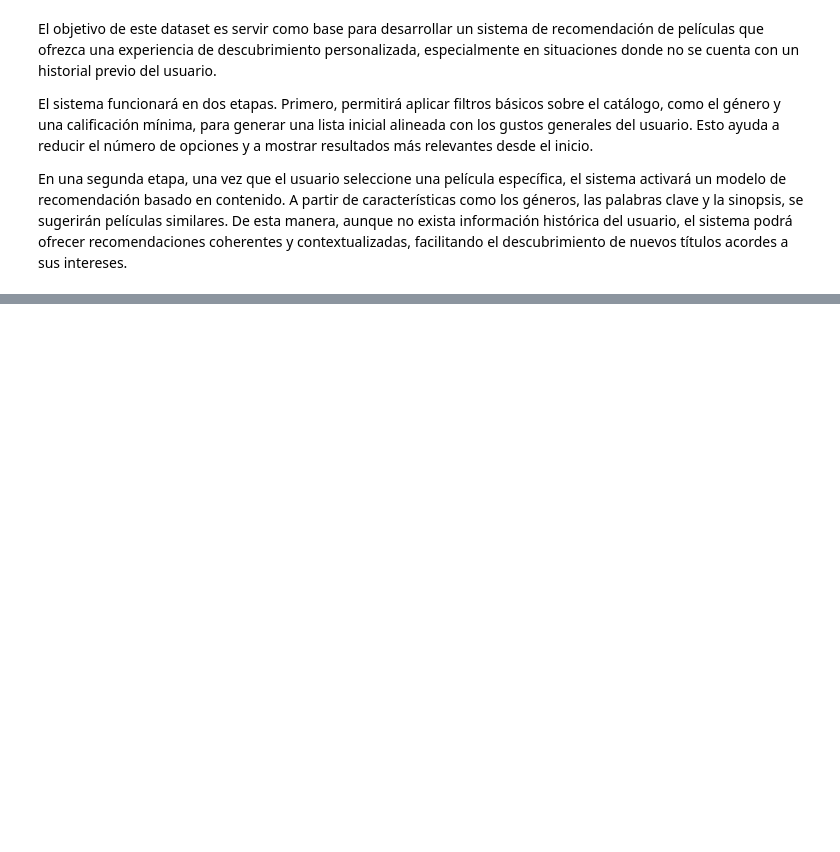
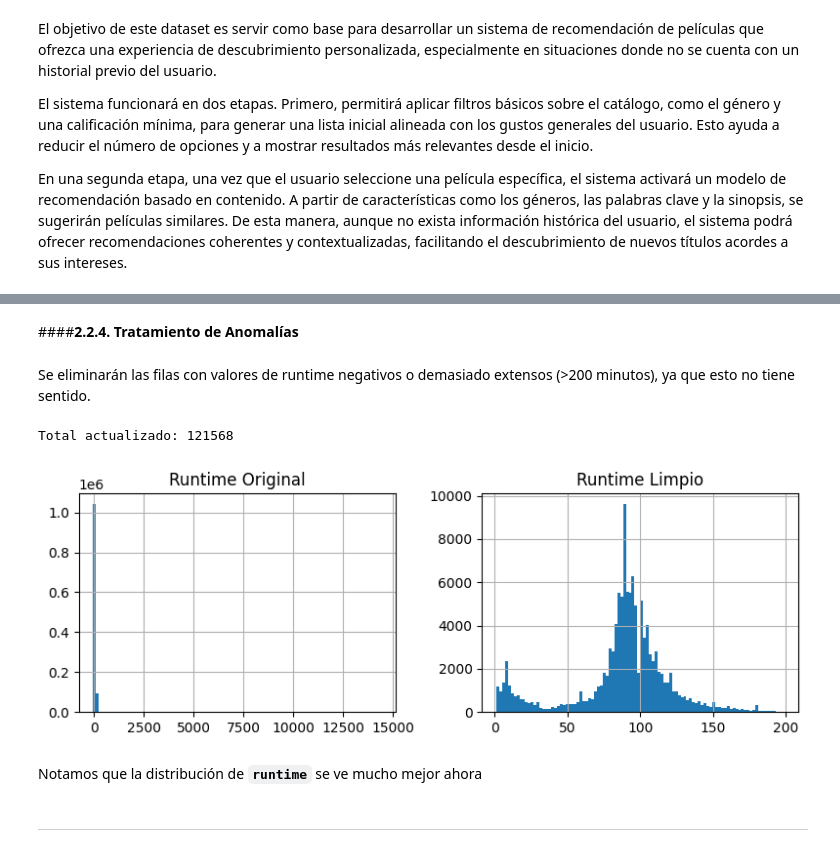
Before and after one commit to nat1600/data-mining-movies, a Jupyter notebook: MOVIES_PROYECTO_FINAL.ipynb, the cells around one changed output, grey strips where cells are left out. Drawn from its saved outputs; the diff is of its cells as text; code cells hidden in the pictures; blank space fills up the shorter version.

```diff
--- a/MOVIES_PROYECTO_FINAL.ipynb
+++ b/MOVIES_PROYECTO_FINAL.ipynb
@@ -730,0 +897,2 @@ En una segunda etapa, una vez que el usuario seleccione una película específic
+# %%
+df['keywords'] = df['keywords'].fillna('')
@@ -730,0 +901,3 @@ En una segunda etapa, una vez que el usuario seleccione una película específic
+# %%
+df['production_companies'] = df['production_companies'].fillna('Unknown')
+df['production_countries'] = df['production_countries'].fillna('Unknown')
@@ -730,0 +906,2 @@ En una segunda etapa, una vez que el usuario seleccione una película específic
+# %%
+df['spoken_languages'] = df['spoken_languages'].fillna(df['original_language'])
@@ -730,0 +930,36 @@ En una segunda etapa, una vez que el usuario seleccione una película específic
+# %% [markdown]
+####**2.2.4. Tratamiento de Anomalías**
+# %% [markdown]
+Se eliminarán las filas con valores de runtime negativos o demasiado extensos (>200 minutos), ya que esto no tiene sentido.
+# %%
+df = df[df['runtime'] > 0]
+df = df[df['runtime'] < 200]  # límite razonable
+# %%
+print("Total actualizado:", len(df))
+# %% [output]
+Total actualizado: 121568
+# %%
+import matplotlib.pyplot as plt
+
+plt.figure(figsize=(8, 3))  # ancho mayor porque son 2 gráficos
+
+# Runtime original
+plt.subplot(1, 2, 1)
+df_original['runtime'].hist(bins=100)
+plt.title('Runtime Original')
+
+# Runtime limpio
+plt.subplot(1, 2, 2)
+df['runtime'].hist(bins=100)
+plt.title('Runtime Limpio')
+
+plt.tight_layout()
+plt.show()
+# %% [output]
+[figure, added]
+# %% [markdown]
+Notamos que la distribución de **`runtime`** se ve mucho mejor ahora
+# %% [markdown]
+
+
+---
```
Also changed, not shown: parts of 64 cells of this notebook.
